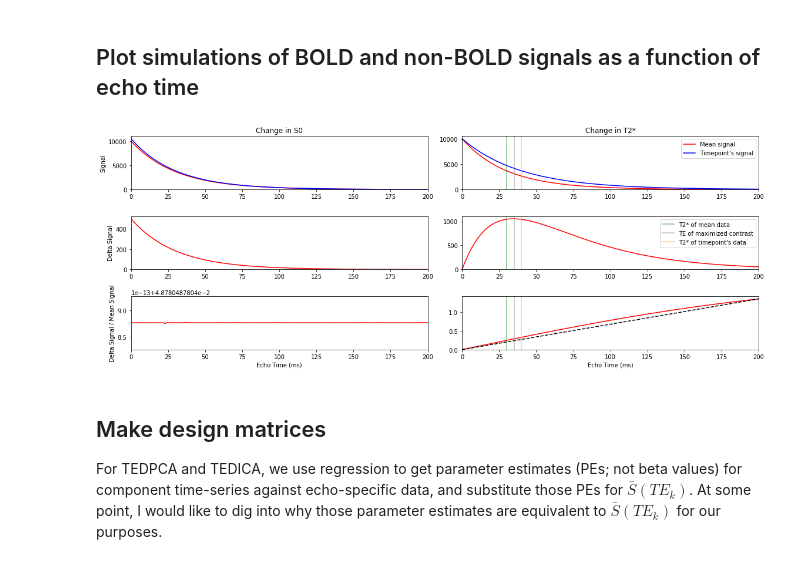
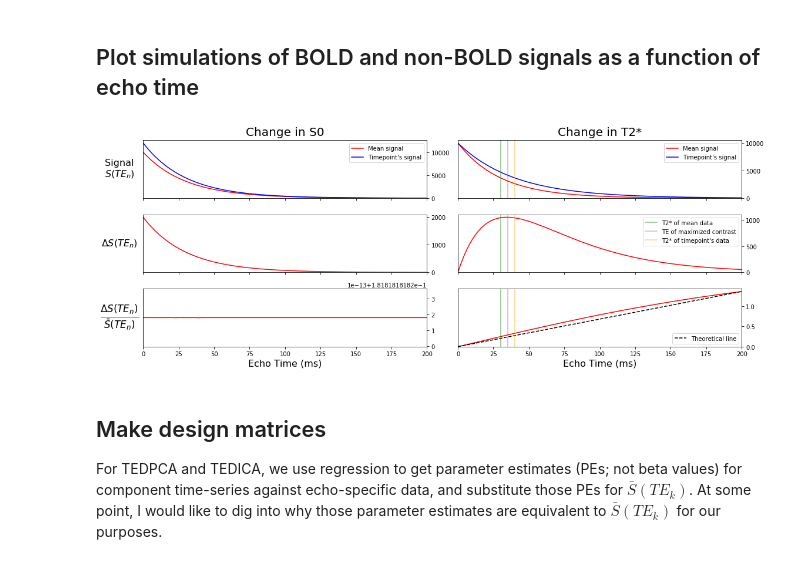
Before and after one commit to ME-ICA/tedana, a Jupyter notebook: docs/_static/tedana_plot_decay.ipynb, the cells around one changed output. Drawn from its saved outputs; the diff is of its cells as text; code cells hidden in the pictures.

Commit message:
Write out figures and fill out dependence_metrics docs page.

```diff
--- a/docs/_static/tedana_plot_decay.ipynb
+++ b/docs/_static/tedana_plot_decay.ipynb
@@ -36,7 +36,7 @@ echo_times = np.arange(0, 201, 1)
 
 mean_s0 = 10000
 mean_t2s = 30
-s02 = 10500
+s02 = 12000
 t2s2 = 40
 
 mean_sig = pred_signal_monoexponential(echo_times, mean_s0, mean_t2s)
@@ -55,66 +55,84 @@ dt_sig3 = d_sig3 / ((sig3 + mean_sig) / 2.)
 # %%
 # change s0
 fig, axes = plt.subplots(3, 2, figsize=(16, 6))
-axes[0, 0].plot(echo_times, mean_sig, 'red')
-axes[0, 0].plot(echo_times, sig2, 'blue')
+axes[0, 0].yaxis.tick_right()
+axes[0, 0].set_xticklabels([])
+axes[0, 0].plot(echo_times, mean_sig, 'red', label='Mean signal')
+axes[0, 0].plot(echo_times, sig2, 'blue', label="Timepoint's signal")
 axes[0, 0].set_ylim(0)
 axes[0, 0].set_xlim(0, np.max(echo_times))
-axes[0, 0].set_title('Change in S0')
-axes[0, 0].set_ylabel('Signal')
+axes[0, 0].set_title('Change in S0', fontsize=20, y=1.02)
+axes[0, 0].set_ylabel('Signal\n$S(TE_n)$',
+                      fontsize=16, rotation=0, labelpad=40, va='center')
+leg = axes[0, 0].legend()
 
+axes[1, 0].yaxis.tick_right()
+axes[1, 0].set_xticklabels([])
 axes[1, 0].plot(echo_times, d_sig2, 'red')
 axes[1, 0].set_ylim(0)
 axes[1, 0].set_xlim(0, np.max(echo_times))
-axes[1, 0].set_ylabel('Delta Signal')
+axes[1, 0].set_ylabel('${\\Delta}S(TE_n)$',
+                      fontsize=16, rotation=0, labelpad=40, va='center')
 
 # No slope, intercept at delta(S0)/mean(S0)
+axes[2, 0].yaxis.tick_right()
 axes[2, 0].plot(echo_times, dt_sig2, 'red')
 axes[2, 0].set_xlim(0, np.max(echo_times))
-axes[2, 0].set_ylabel('Delta Signal / Mean Signal')
-axes[2, 0].set_xlabel('Echo Time (ms)')
+axes[2, 0].set_ylabel('$\\frac{{\\Delta}S(TE_n)}{\\bar{S}(TE_n)}$',
+                      fontsize=24, rotation=0, labelpad=40, va='center')
+axes[2, 0].set_xlabel('Echo Time (ms)', fontsize=16)
 
 # change t2s
 # max diff is between orig and new T2*, but is definitely not mean
 max_diff_te = echo_times[d_sig3 == np.max(d_sig3)][0]
 
+axes[0, 1].yaxis.tick_right()
+axes[0, 1].set_xticklabels([])
 axes[0, 1].plot(echo_times, mean_sig, 'red', label='Mean signal')
 axes[0, 1].plot(echo_times, sig3, 'blue', label="Timepoint's signal")
 axes[0, 1].set_ylim(0)
 axes[0, 1].set_xlim(0, np.max(echo_times))
-axes[0, 1].set_title('Change in T2*')
+axes[0, 1].set_title('Change in T2*', fontsize=20, y=1.02)
 
 # Plot important echo times
 axes[0, 1].axvline(mean_t2s, color='green', alpha=0.5)
 axes[0, 1].axvline(max_diff_te, color='gray', alpha=0.5)
 axes[0, 1].axvline(t2s2, color='orange', alpha=0.5)
 leg = axes[0, 1].legend()
 
+axes[1, 1].yaxis.tick_right()
+axes[1, 1].set_xticklabels([])
 axes[1, 1].plot(echo_times, d_sig3, 'red')
 axes[1, 1].set_ylim(0)
 axes[1, 1].set_xlim(0, np.max(echo_times))
 
 # Plot important echo times
 axes[1, 1].axvline(mean_t2s, label='T2* of mean data', color='green', alpha=0.5)
 axes[1, 1].axvline(max_diff_te, label='TE of maximized contrast', color='gray', alpha=0.5)
 axes[1, 1].axvline(t2s2, label="T2* of timepoint's data", color='orange', alpha=0.5)
 leg = axes[1, 1].legend()
 
 pred_slope = (dt_sig3[-1] - dt_sig3[0]) / (echo_times[-1] - echo_times[0])
 pred_int = (pred_slope * echo_times[-1]) - dt_sig3[-1]
 pred_max = pred_slope * echo_times[-1]
+
+axes[2, 1].yaxis.tick_right()
 axes[2, 1].plot(echo_times, dt_sig3, 'red')
-axes[2, 1].plot([0, echo_times[-1]], [pred_int, pred_max], 'black', linestyle='--')
+axes[2, 1].plot([0, echo_times[-1]], [pred_int, pred_max],
+                'black', linestyle='--', label='Theoretical line')
 axes[2, 1].set_ylim(0)
 axes[2, 1].set_xlim(0, np.max(echo_times))
-axes[2, 1].set_xlabel('Echo Time (ms)')
-axes[2, 1].axvline(max_diff_te, label='TE of maximized contrast', color='gray', alpha=0.5)
-axes[2, 1].axvline(mean_t2s, label='T2* of mean data', color='green', alpha=0.5)
-axes[2, 1].axvline(t2s2, label="T2* of timepoint's data", color='orange', alpha=0.5)
+axes[2, 1].set_xlabel('Echo Time (ms)', fontsize=16)
+axes[2, 1].axvline(max_diff_te, color='gray', alpha=0.5)
+axes[2, 1].axvline(mean_t2s, color='green', alpha=0.5)
+axes[2, 1].axvline(t2s2, color='orange', alpha=0.5)
+leg = axes[2, 1].legend()
 
 fig.tight_layout()
-fig.show()
+#fig.show()
+fig.savefig('simulated_fluctuations.png', dpi=400)
 # %% [output]
-[figure, old version]
+[figure, new version]
 # %% [markdown]
 ## Make design matrices
 
```
Also changed, not shown: parts of 3 cells of this notebook, 4 other files.
